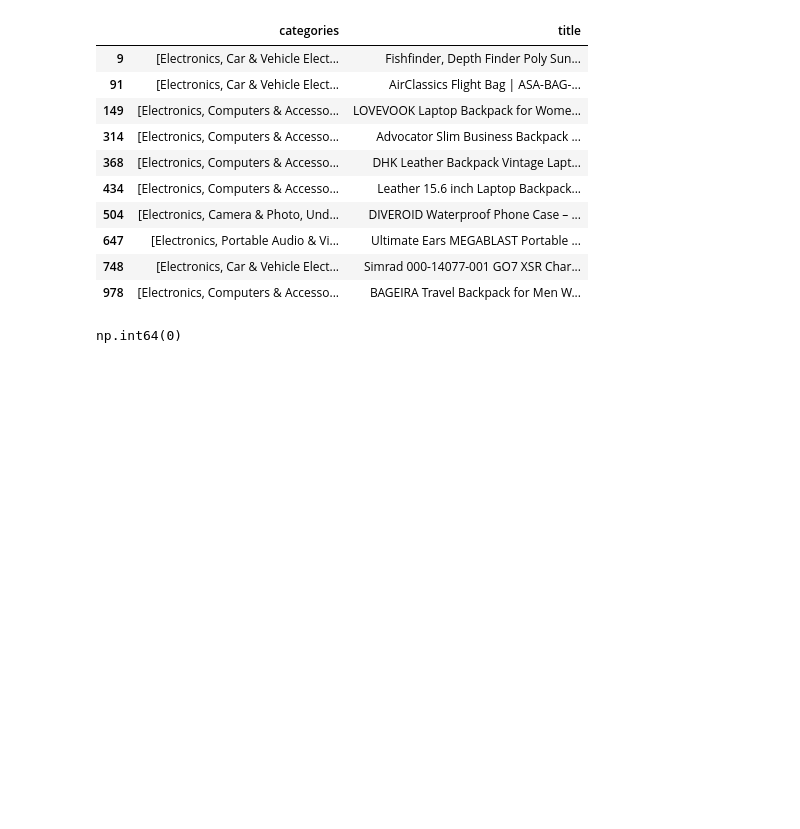
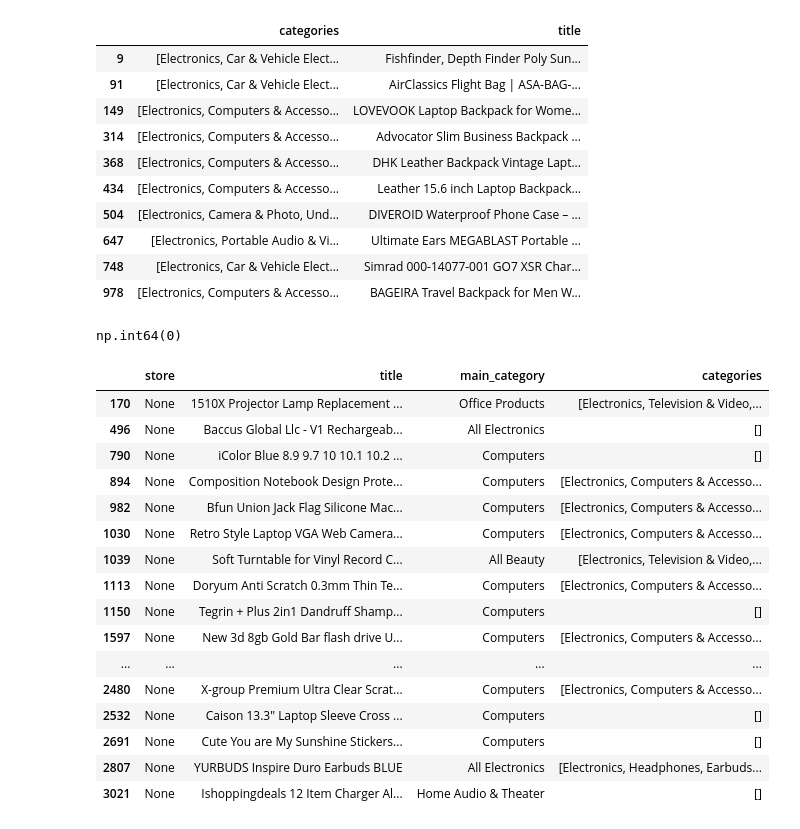
Before and after one commit to satyamkarn100-ctrl/Neural-Recommendation-Personalization-Engine, a Jupyter notebook: 02_preprocessing.ipynb, the cells around one changed output. Cells and saved outputs as stored; diff of their text form; code cells hidden in the pictures; blank space fills up the shorter version.

```diff
--- a/02_preprocessing.ipynb
+++ b/02_preprocessing.ipynb
@@ -149,3 +132,25 @@ meta.loc[missing_mask_cat,'main_category'] = meta.loc[
 meta["main_category"].isna().sum()
 # %% [output]
 np.int64(0)
+# %%
+meta.loc[
+    meta['store'].isna(),
+ ['store','title','main_category','categories']].head(20)
+# %% [output]
+|  | store | title | main_category | categories |
+| 170 | None | 1510X Projector Lamp Replacement ... | Office Products | [Electronics, Television & Video,... |
+| 496 | None | Baccus Global Llc - V1 Rechargeab... | All Electronics | [] |
+| 790 | None | iColor Blue 8.9 9.7 10 10.1 10.2 ... | Computers | [] |
+| 894 | None | Composition Notebook Design Prote... | Computers | [Electronics, Computers & Accesso... |
+| 982 | None | Bfun Union Jack Flag Silicone Mac... | Computers | [Electronics, Computers & Accesso... |
+| 1030 | None | Retro Style Laptop VGA Web Camera... | Computers | [Electronics, Computers & Accesso... |
+| 1039 | None | Soft Turntable for Vinyl Record C... | All Beauty | [Electronics, Television & Video,... |
+| 1113 | None | Doryum Anti Scratch 0.3mm Thin Te... | Computers | [Electronics, Computers & Accesso... |
+| 1150 | None | Tegrin + Plus 2in1 Dandruff Shamp... | Computers | [] |
+| 1597 | None | New 3d 8gb Gold Bar flash drive U... | Computers | [Electronics, Computers & Accesso... |
+| ... | ... | ... | ... | ... |
+| 2480 | None | X-group Premium Ultra Clear Scrat... | Computers | [Electronics, Computers & Accesso... |
+| 2532 | None | Caison 13.3" Laptop Sleeve Cross ... | Computers | [] |
+| 2691 | None | Cute You are My Sunshine Stickers... | Computers | [] |
+| 2807 | None | YURBUDS Inspire Duro Earbuds BLUE | All Electronics | [Electronics, Headphones, Earbuds... |
+| 3021 | None | Ishoppingdeals 12 Item Charger Al... | Home Audio & Theater | [] |
```
Also changed, not shown: parts of 11 cells of this notebook.
